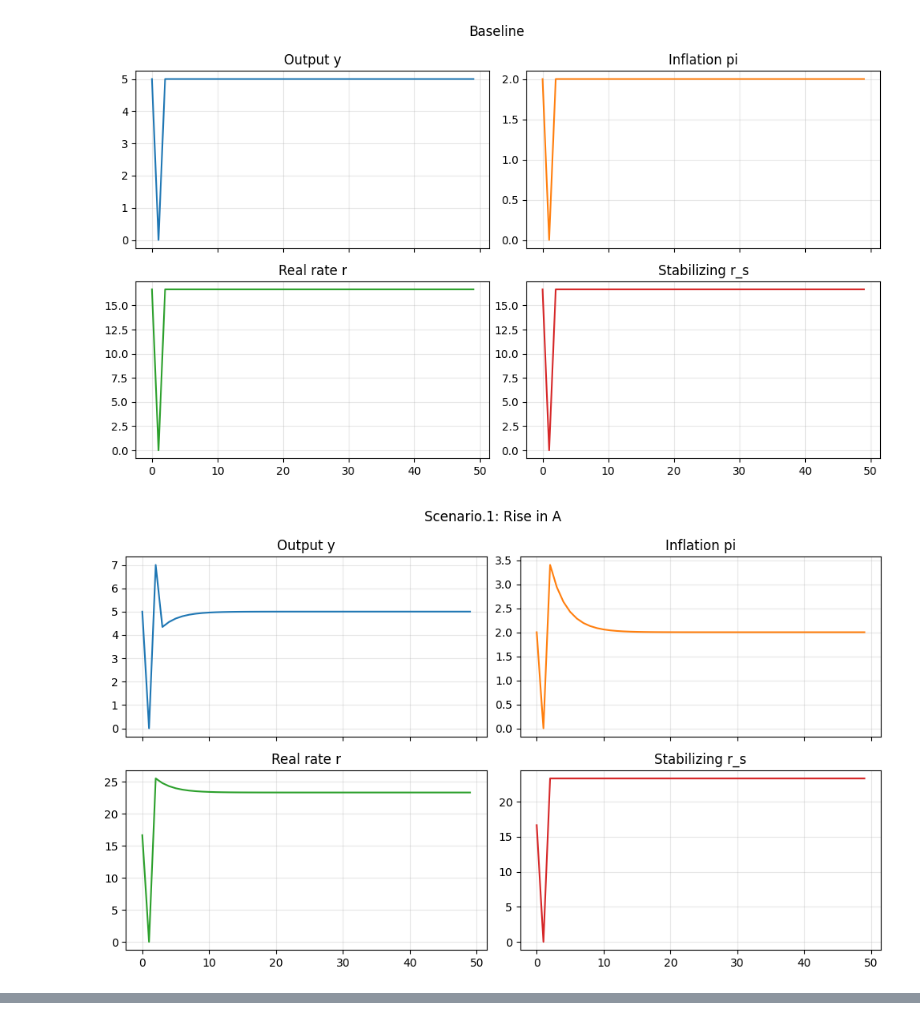
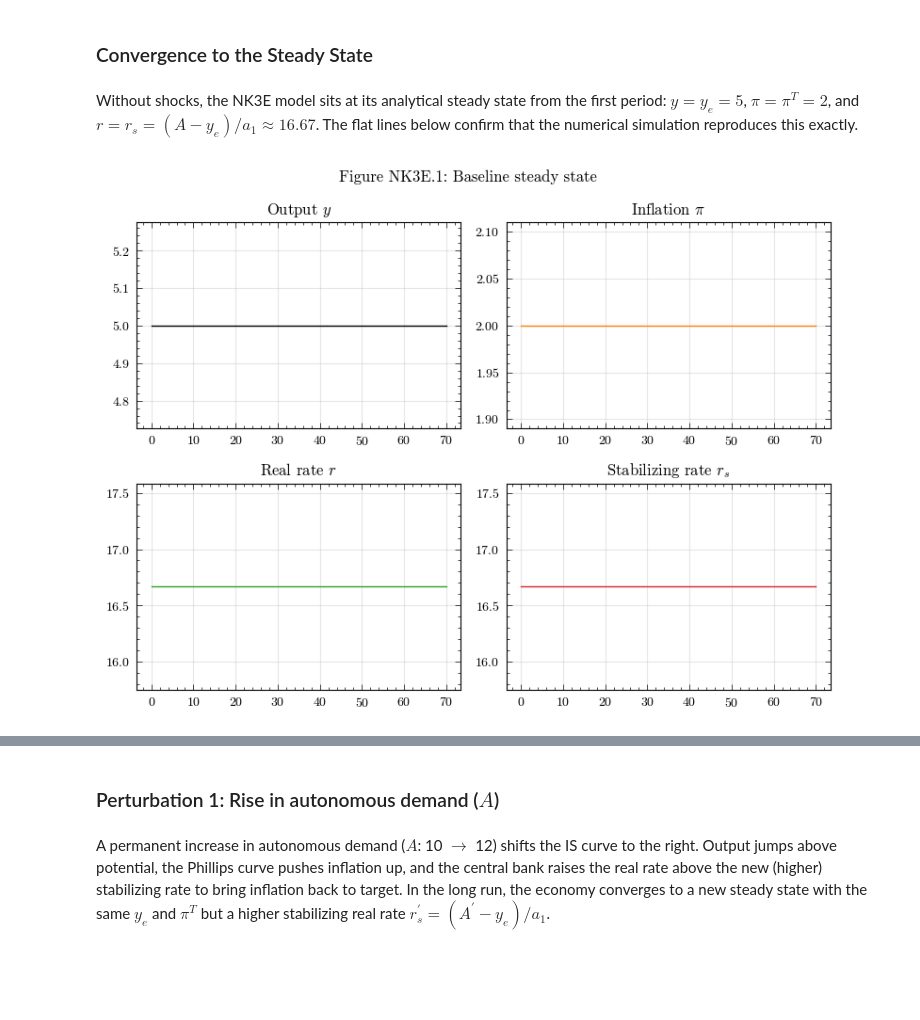
Before and after one commit to KarlNaumann/MacroStat, a Jupyter notebook: docs/models/NK3E/NK3E.ipynb, the cells around one changed output, grey strips where cells are left out. Cells and saved outputs as stored; diff of their text form; code cells hidden in the pictures; blank space fills up the shorter version.

```diff
--- a/docs/models/NK3E/NK3E.ipynb
+++ b/docs/models/NK3E/NK3E.ipynb
@@ -95,0 +94,15 @@ for name in scenario_names:
+# %%
+%load_ext autoreload
+%autoreload 2
+
+import importlib
+import logging
+import sys
+
+from matplotlib import pyplot as plt
+
+from macrostat.models.NK3E import NK3E, ParametersNK3E, ScenariosNK3E
+
+plt.style.use("../../macrostat.mplstyle")
+importlib.reload(logging)
+logging.basicConfig(stream=sys.stdout, level=logging.INFO)
@@ -95,0 +115,5 @@ for name in scenario_names:
+# %%
+params = ParametersNK3E(hyperparameters={"timesteps": 70, "scenario_trigger": 25})
+model = NK3E(parameters=params)
+model.simulate()
+output = model.variables.to_pandas()
@@ -96,23 +139,30 @@ for name in scenario_names:
+# %% [markdown]
+### Convergence to the Steady State
+# %% [markdown]
+Without shocks, the NK3E model sits at its analytical steady state from the
+first period: $y = y_e = 5$, $\pi = \pi^T = 2$, and
+$r = r_s = (A - y_e) / a_1 \approx 16.67$. The flat lines below confirm
+that the numerical simulation reproduces this exactly.
 # %%
-def plot_series(df, title):
-    if not HAVE_PLT:
-        print(f"Skipping plots for '{title}' (matplotlib not available)")
-        return
-    fig, axs = plt.subplots(2, 2, figsize=(10, 6), sharex=True)
-    axs = axs.ravel()
-    axs[0].plot(df["y"], label="y"); axs[0].set_title("Output y")
-    axs[1].plot(df["pi"], label="pi", color="tab:orange"); axs[1].set_title("Inflation pi")
-    axs[2].plot(df["r"], label="r", color="tab:green"); axs[2].set_title("Real rate r")
-    axs[3].plot(df["r_s"], label="r_s", color="tab:red"); axs[3].set_title("Stabilizing r_s")
-    for ax in axs:
-        ax.grid(True, alpha=0.3)
-    fig.suptitle(title)
-    plt.tight_layout()
-    plt.show()
+fig, axs = plt.subplots(ncols=2, nrows=2, figsize=(8, 6))
 
-plot_series(baseline_df, "Baseline")
-for name, df in scenario_dfs.items():
-    plot_series(df, name)
+axs[0, 0].plot(output.index, output["y"], color="k")
+axs[0, 0].set_title(r"Output $y$")
+
+axs[0, 1].plot(output.index, output["pi"], color="tab:orange")
+axs[0, 1].set_title(r"Inflation $\pi$")
+
+axs[1, 0].plot(output.index, output["r"], color="tab:green")
+axs[1, 0].set_title(r"Real rate $r$")
+
+axs[1, 1].plot(output.index, output["r_s"], color="tab:red")
+axs[1, 1].set_title(r"Stabilizing rate $r_s$")
+
+for ax in axs.ravel():
+    ax.grid(True, alpha=0.3)
+
+fig.suptitle("Figure NK3E.1: Baseline steady state")
+plt.tight_layout()
+plt.show()
 # %% [output]
-[figure, old version]
+[figure, new version]
-[figure, removed]
@@ -120,0 +169,10 @@ for name, df in scenario_dfs.items():
+# %% [markdown]
+### Perturbation 1: Rise in autonomous demand ($A$)
+# %% [markdown]
+A permanent increase in autonomous demand ($A$: 10 $\to$ 12) shifts the IS
+curve to the right. Output jumps above potential, the Phillips curve pushes
+inflation up, and the central bank raises the real rate above the new
+(higher) stabilizing rate to bring inflation back to target. In the long
+run, the economy converges to a new steady state with the same $y_e$ and
+$\pi^T$ but a higher stabilizing real rate
+$r_s^\prime = (A^\prime - y_e) / a_1$.
```
Also changed, not shown: parts of 33 cells of this notebook, 4 other files.
